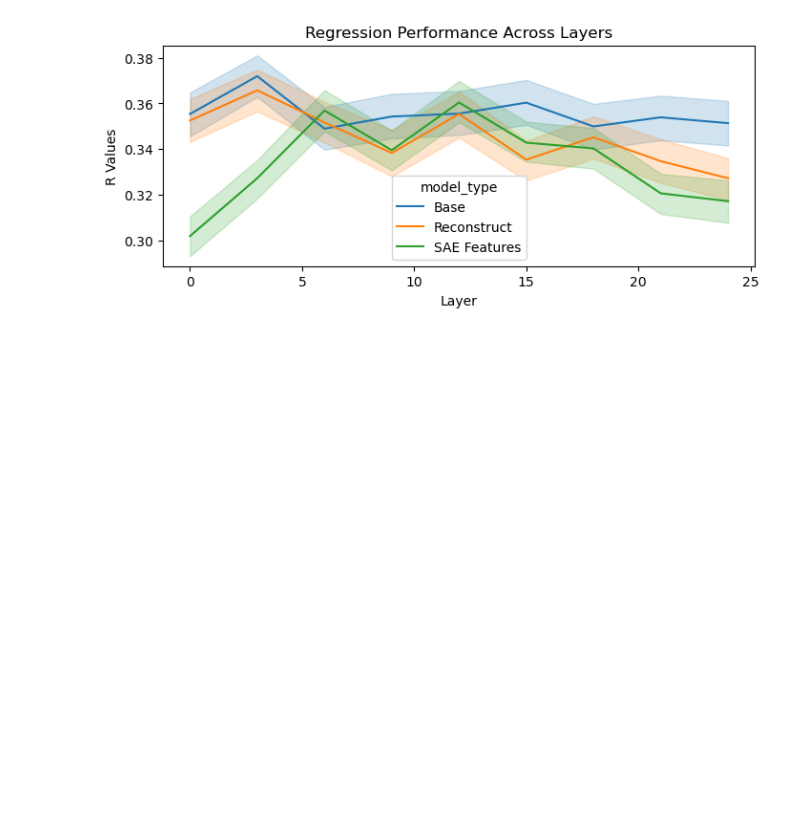
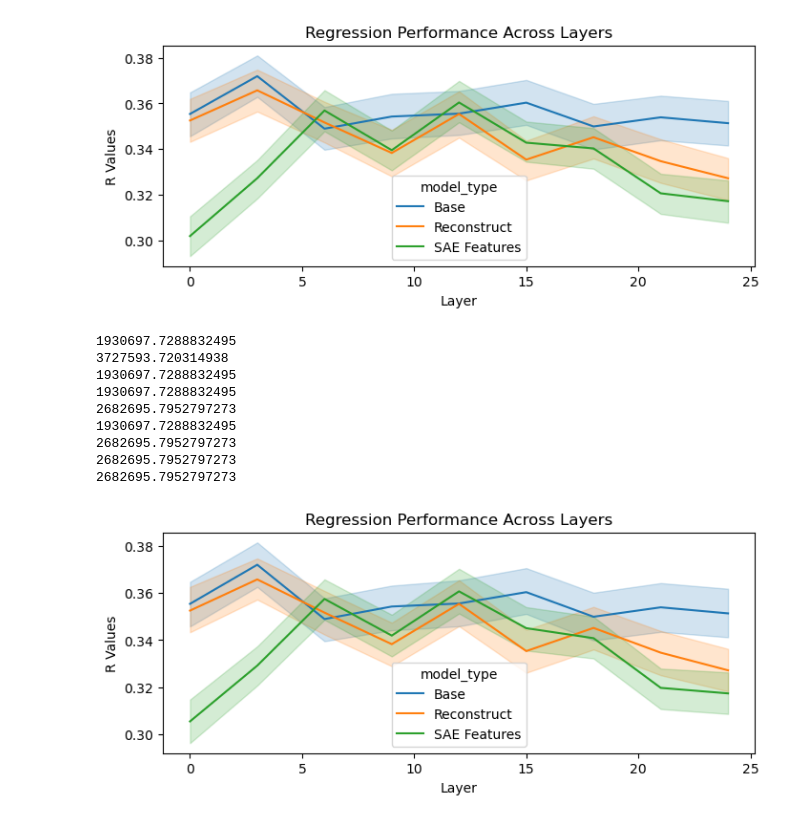
Before and after one commit to chingf/llm_neuro, a Jupyter notebook: 03_plot_regression_test_performance.ipynb, the cells around one changed output. Drawn from its saved outputs; the diff is of its cells as text; code cells hidden in the pictures; blank space fills up the shorter version.

Commit message:
Analyze direct feature regression and visualizations of SAE explanations

```diff
--- a/03_plot_regression_test_performance.ipynb
+++ b/03_plot_regression_test_performance.ipynb
@@ -96,3 +96,28 @@ plt.show()
 3162277.6601683795
 3162277.6601683795
 [figure]
+# %%
+results_A = pd.DataFrame(load_results(brain_region='ac'))
+results_B = pd.DataFrame(load_results(pickle_dir='pickles/regression_weights_sae', brain_region='ac'))
+df = pd.concat([results_A, results_B], ignore_index=True)
+
+# Create violin plot
+plt.figure(figsize=(8, 3))
+sns.lineplot(data=df, x='layer', y='r_values', hue='model_type')
+
+plt.title('Regression Performance Across Layers')
+plt.xlabel('Layer')
+plt.ylabel('R Values')
+
+plt.show()
+# %% [output]
+1930697.7288832495
+3727593.720314938
+1930697.7288832495
+1930697.7288832495
+2682695.7952797273
+1930697.7288832495
+2682695.7952797273
+2682695.7952797273
+2682695.7952797273
+[figure, added]
```
Also changed, not shown: 6 other files.
